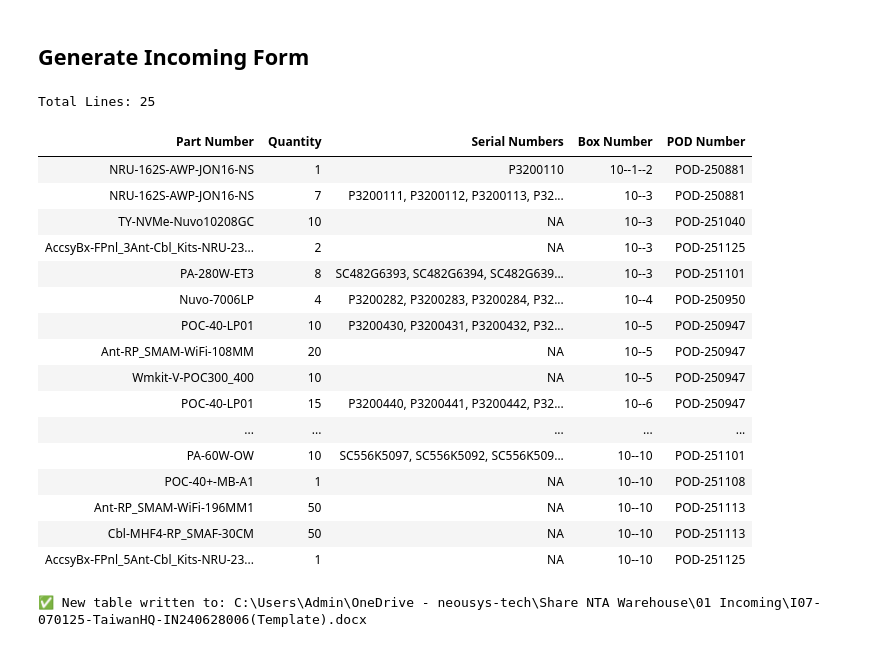
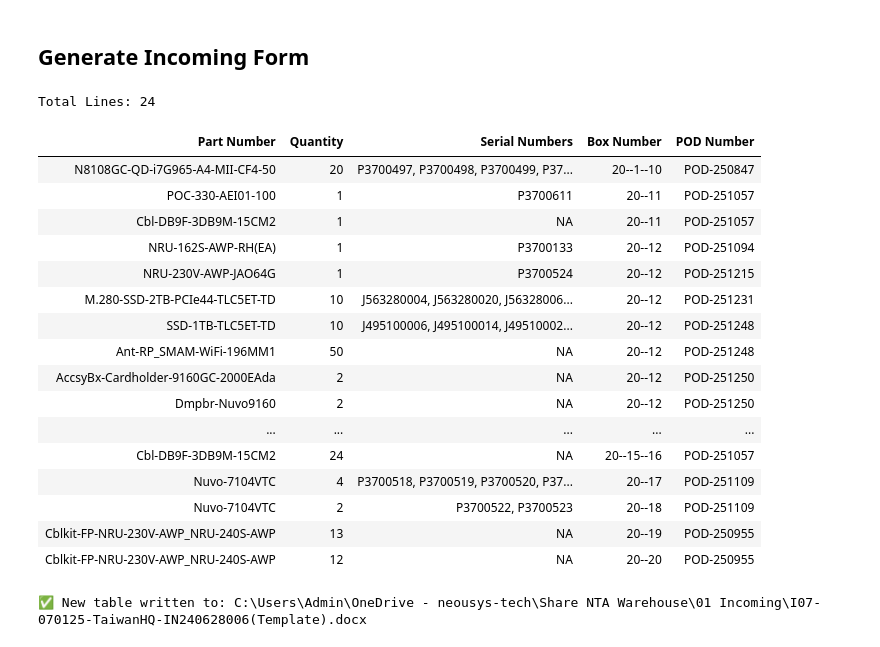
Before and after one commit to playoung2818/Receiving_Automate, a Jupyter notebook: Receiving Process.ipynb, the cells around one changed output. Saved outputs shown, nothing was run; the diff lists cells and outputs as text; code cells hidden in the pictures.

```diff
--- a/Receiving Process.ipynb
+++ b/Receiving Process.ipynb
@@ -591,7 +591,7 @@ class ReceivingLog(db.Model):
 
 # Query the database inside the app context
 with app.app_context():
-    rows = ReceivingLog.query.filter_by(invoice_number='IN250813004').all()
+    rows = ReceivingLog.query.filter_by(invoice_number='IN250917003').all()
 
     df = pd.DataFrame([{
         "Part Number": r.part_number,
@@ -618,50 +618,50 @@ grp = (
     .reset_index(drop=True)
 )
 
 # Step 2: Build a serial number map per group (ignore exact duplicates, but keep 'NA')
 serial_map = (
     df.groupby(["Box Number", "Part Number", "POD Number"])["Serial Number"]
     .apply(lambda x: ", ".join(x.astype(str).dropna().unique()))
     .reset_index()
     .rename(columns={"Serial Number": "Serial Numbers"})
 )
 
 # Step 3: Merge serial numbers into the main grouped result
 grp_with_serials = grp.merge(
     serial_map,
     on=["Box Number", "Part Number", "POD Number"],
     how="left"
 )
 
 # Step 4: Reorder columns (optional)
 grp_with_serials = grp_with_serials[
     ["Part Number", "Quantity", "Serial Numbers", "Box Number", "POD Number"]
 ]
 
 print(f'Total Lines:', len(grp_with_serials))
 
 # Step 5: Display in Jupyter notebook
 from IPython.display import display, HTML
 display(HTML(grp_with_serials.to_html(index=False)))
 # %% [output]
-Total Lines: 25
+Total Lines: 24
 | Part Number | Quantity | Serial Numbers | Box Number | POD Number |
-| NRU-162S-AWP-JON16-NS | 1 | P3200110 | 10--1--2 | POD-250881 |
-| NRU-162S-AWP-JON16-NS | 7 | P3200111, P3200112, P3200113, P32... | 10--3 | POD-250881 |
-| TY-NVMe-Nuvo10208GC | 10 | NA | 10--3 | POD-251040 |
-| AccsyBx-FPnl_3Ant-Cbl_Kits-NRU-23... | 2 | NA | 10--3 | POD-251125 |
-| PA-280W-ET3 | 8 | SC482G6393, SC482G6394, SC482G639... | 10--3 | POD-251101 |
-| Nuvo-7006LP | 4 | P3200282, P3200283, P3200284, P32... | 10--4 | POD-250950 |
-| POC-40-LP01 | 10 | P3200430, P3200431, P3200432, P32... | 10--5 | POD-250947 |
-| Ant-RP_SMAM-WiFi-108MM | 20 | NA | 10--5 | POD-250947 |
-| Wmkit-V-POC300_400 | 10 | NA | 10--5 | POD-250947 |
-| POC-40-LP01 | 15 | P3200440, P3200441, P3200442, P32... | 10--6 | POD-250947 |
+| N8108GC-QD-i7G965-A4-MII-CF4-50 | 20 | P3700497, P3700498, P3700499, P37... | 20--1--10 | POD-250847 |
+| POC-330-AEI01-100 | 1 | P3700611 | 20--11 | POD-251057 |
+| Cbl-DB9F-3DB9M-15CM2 | 1 | NA | 20--11 | POD-251057 |
+| NRU-162S-AWP-RH(EA) | 1 | P3700133 | 20--12 | POD-251094 |
+| NRU-230V-AWP-JAO64G | 1 | P3700524 | 20--12 | POD-251215 |
+| M.280-SSD-2TB-PCIe44-TLC5ET-TD | 10 | J563280004, J563280020, J56328006... | 20--12 | POD-251231 |
+| SSD-1TB-TLC5ET-TD | 10 | J495100006, J495100014, J49510002... | 20--12 | POD-251248 |
+| Ant-RP_SMAM-WiFi-196MM1 | 50 | NA | 20--12 | POD-251248 |
+| AccsyBx-Cardholder-9160GC-2000EAda | 2 | NA | 20--12 | POD-251250 |
+| Dmpbr-Nuvo9160 | 2 | NA | 20--12 | POD-251250 |
 | ... | ... | ... | ... | ... |
-| PA-60W-OW | 10 | SC556K5097, SC556K5092, SC556K509... | 10--10 | POD-251101 |
-| POC-40+-MB-A1 | 1 | NA | 10--10 | POD-251108 |
-| Ant-RP_SMAM-WiFi-196MM1 | 50 | NA | 10--10 | POD-251113 |
-| Cbl-MHF4-RP_SMAF-30CM | 50 | NA | 10--10 | POD-251113 |
-| AccsyBx-FPnl_5Ant-Cbl_Kits-NRU-23... | 1 | NA | 10--10 | POD-251125 |
+| Cbl-DB9F-3DB9M-15CM2 | 24 | NA | 20--15--16 | POD-251057 |
+| Nuvo-7104VTC | 4 | P3700518, P3700519, P3700520, P37... | 20--17 | POD-251109 |
+| Nuvo-7104VTC | 2 | P3700522, P3700523 | 20--18 | POD-251109 |
+| Cblkit-FP-NRU-230V-AWP_NRU-240S-AWP | 13 | NA | 20--19 | POD-250955 |
+| Cblkit-FP-NRU-230V-AWP_NRU-240S-AWP | 12 | NA | 20--20 | POD-250955 |
 # %%
 from docx import Document
 
```
Also changed, not shown: parts of 5 cells of this notebook.
